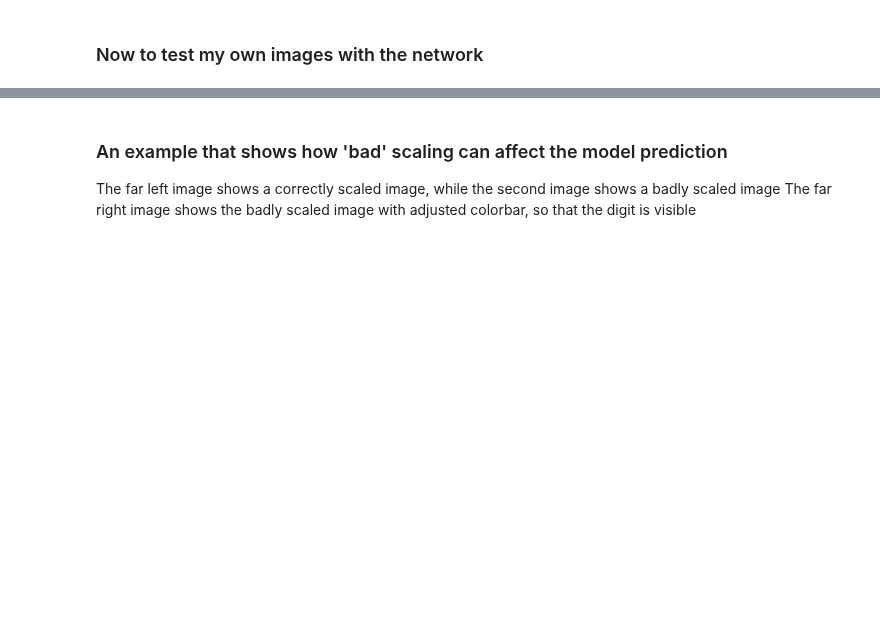
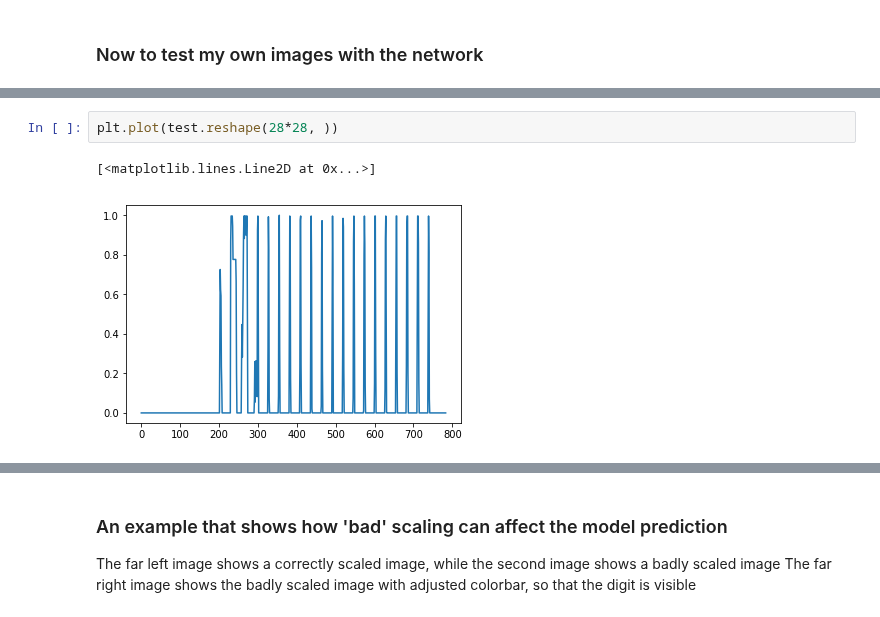
Before and after one commit to kvenkman/mnist_demo, a Jupyter notebook: DL_NN using TensorFlow.ipynb, the cells around one changed output, grey strips where cells are left out. Drawn from its saved outputs; the diff is of its cells as text; blank space fills up the shorter version.

```diff
--- a/DL_NN using TensorFlow.ipynb
+++ b/DL_NN using TensorFlow.ipynb
@@ -94,0 +113,5 @@ test_images.shape
+# %%
+plt.plot(test.reshape(28*28, ))
+# %% [output]
+[<matplotlib.lines.Line2D at 0x...>]
+[figure, added]
```
Also changed, not shown: parts of 10 cells of this notebook, 13 other files.
